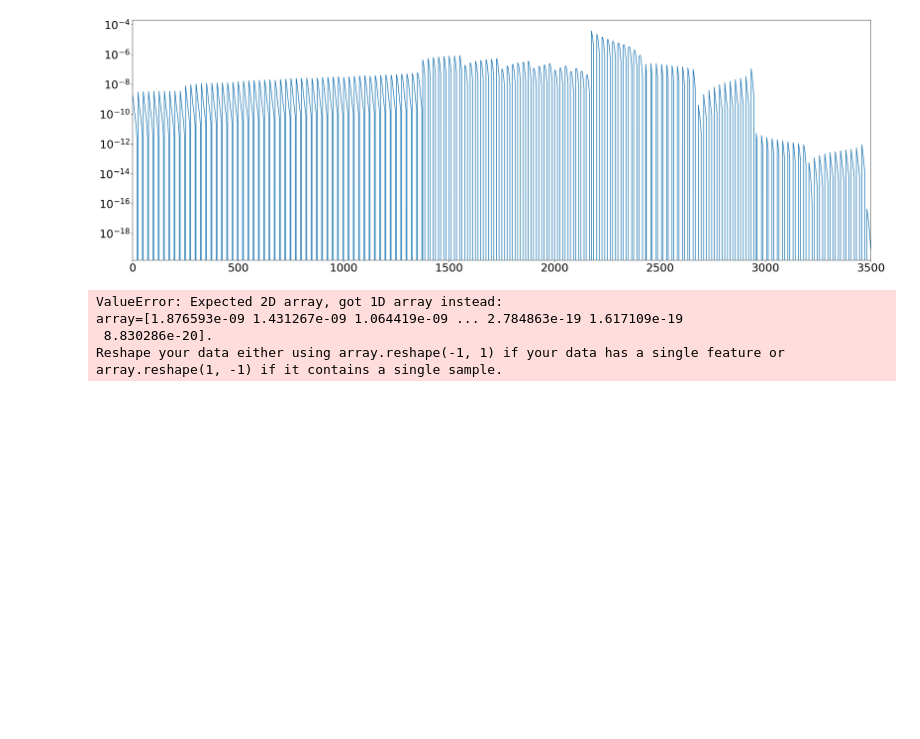
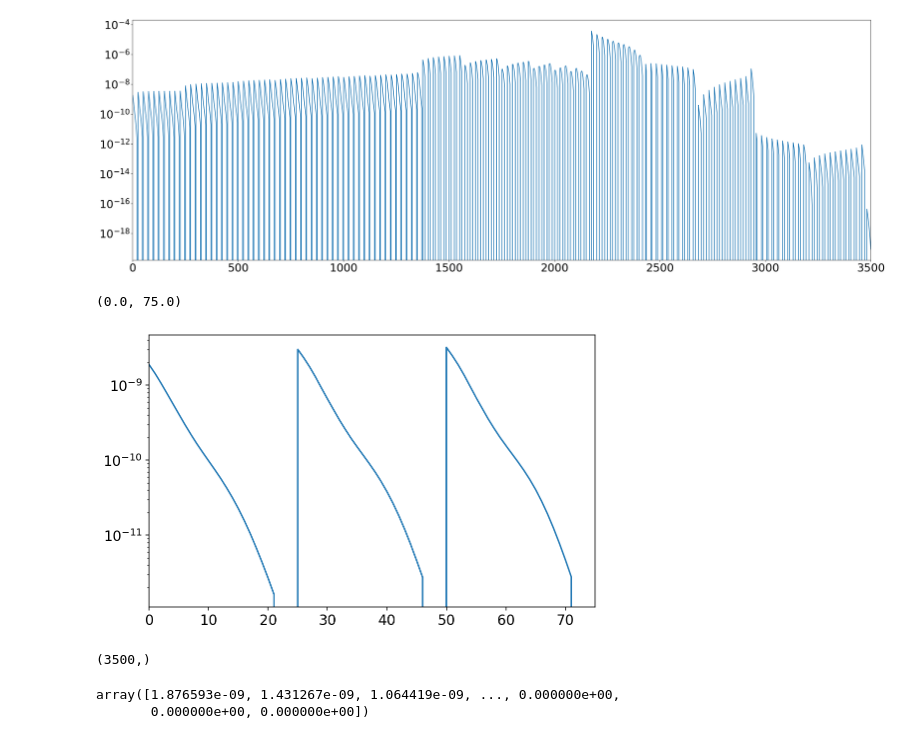
Before and after one commit to hungjinh/emulator_Nx2pt, a Jupyter notebook: notebooks/develop/[Explore] data vector.ipynb, the cells around one changed output. Saved outputs shown, nothing was run; the diff lists cells and outputs as text; code cells hidden in the pictures; blank space fills up the shorter version.

```diff
--- a/notebooks/develop/[Explore] data vector.ipynb
+++ b/notebooks/develop/[Explore] data vector.ipynb
@@ -43,7 +40,19 @@ pca = PCA(3500)
-# %%
-pca.fit(datav0)
-# %% [output]
-ValueError: Expected 2D array, got 1D array instead:
-array=[1.876593e-09 1.431267e-09 1.064419e-09 ... 2.784863e-19 1.617109e-19
- 8.830286e-20].
-Reshape your data either using array.reshape(-1, 1) if your data has a single feature or array.reshape(1, -1) if it contains a single sample.
+# %%
+plt.subplots(figsize=(8, 5))
+plt.plot(range(0,75), datav0[0:75])
+#plt.scatter(range(0,3500), datav0, s=6)
+
+plt.yscale('log')
+plt.xlim([0, 75])
+# %% [output]
+(0.0, 75.0)
+[figure, added]
+# %%
+datav0.shape
+# %% [output]
+(3500,)
+# %%
+datav0[0:1375]
+# %% [output]
+array([1.876593e-09, 1.431267e-09, 1.064419e-09, ..., 0.000000e+00,
+       0.000000e+00, 0.000000e+00])
```
Also changed, not shown: parts of 6 cells of this notebook, 2 other files.
